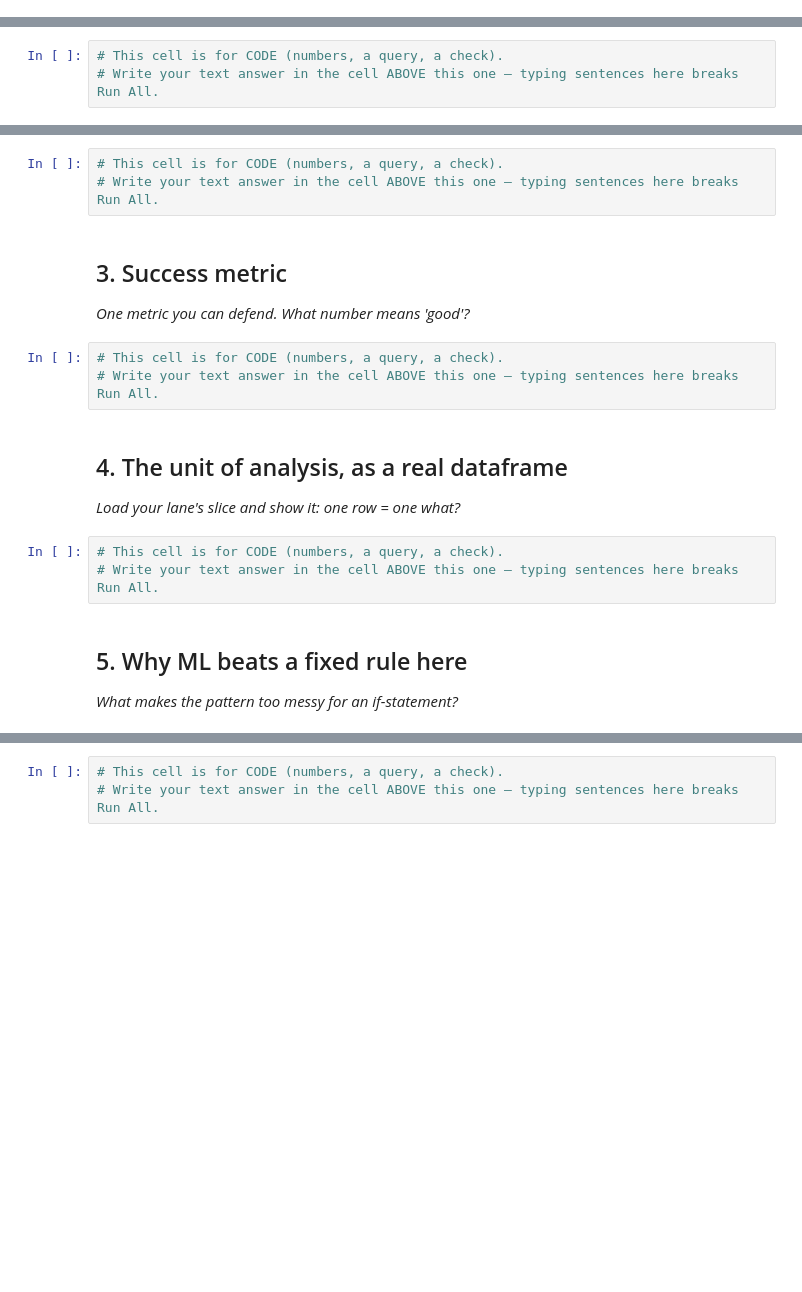
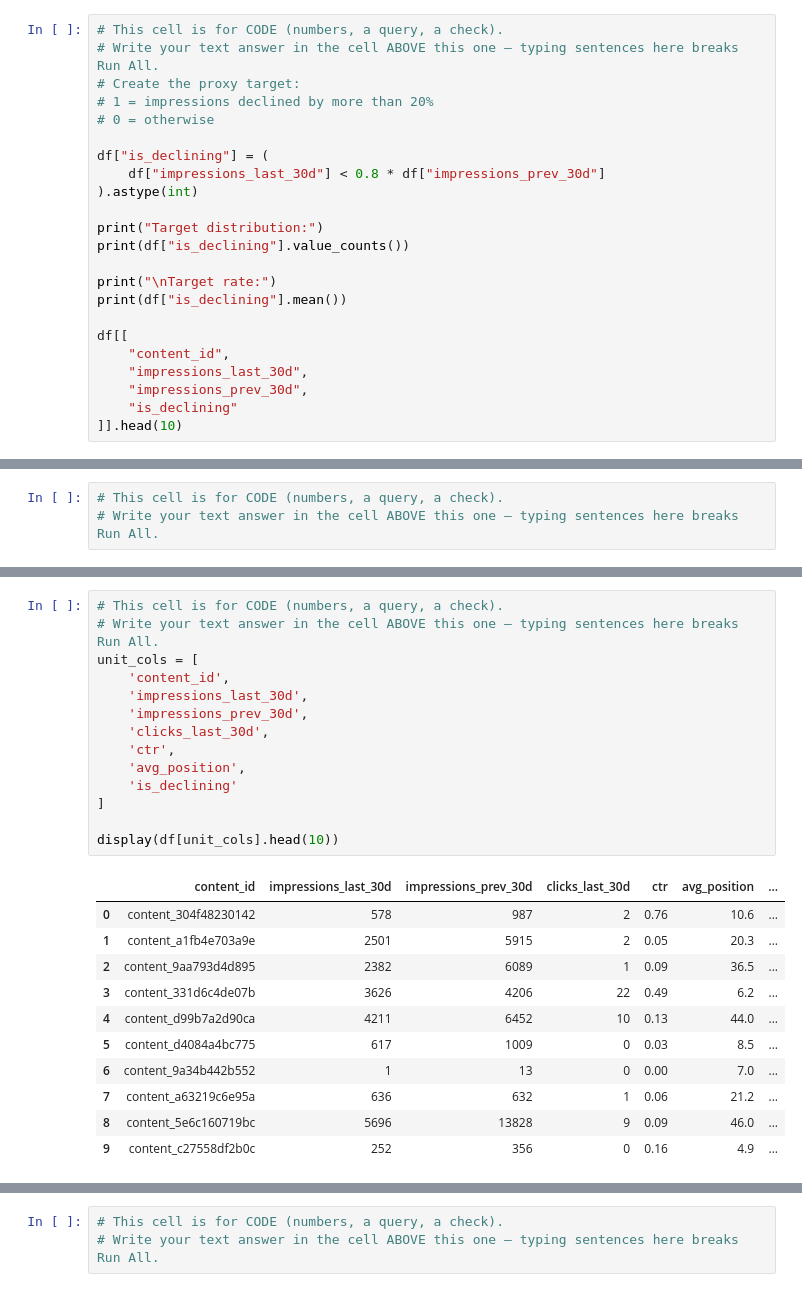
Before and after one commit to Sharmadipti/flyrank-ml-internship, a Jupyter notebook: work/notebooks/w02_ml_task_framing.ipynb, the cells around one changed output, grey strips where cells are left out. Drawn from its saved outputs; the diff is of its cells as text; blank space fills up the shorter version.

```diff
--- a/work/notebooks/w02_ml_task_framing.ipynb
+++ b/work/notebooks/w02_ml_task_framing.ipynb
@@ -12,0 +62,23 @@ This skeleton is yours to fill. Work the sections **in order** — each one has
+# %%
+# This cell is for CODE (numbers, a query, a check).
+# Write your text answer in the cell ABOVE this one — typing sentences here breaks Run All.
+# Create the proxy target:
+# 1 = impressions declined by more than 20%
+# 0 = otherwise
+
+df["is_declining"] = (
+    df["impressions_last_30d"] < 0.8 * df["impressions_prev_30d"]
+).astype(int)
+
+print("Target distribution:")
+print(df["is_declining"].value_counts())
+
+print("\nTarget rate:")
+print(df["is_declining"].mean())
+
+df[[
+    "content_id",
+    "impressions_last_30d",
+    "impressions_prev_30d",
+    "is_declining"
+]].head(10)
@@ -20,21 +123,26 @@ This skeleton is yours to fill. Work the sections **in order** — each one has
 # %%
 # This cell is for CODE (numbers, a query, a check).
 # Write your text answer in the cell ABOVE this one — typing sentences here breaks Run All.
+unit_cols = [
+    'content_id',
+    'impressions_last_30d',
+    'impressions_prev_30d',
+    'clicks_last_30d',
+    'ctr',
+    'avg_position',
+    'is_declining'
+]
+
+display(df[unit_cols].head(10))
+# %% [output]
+|  | content_id | impressions_last_30d | impressions_prev_30d | clicks_last_30d | ctr | avg_position | ... |
+| 0 | content_304f48230142 | 578 | 987 | 2 | 0.76 | 10.6 | ... |
+| 1 | content_a1fb4e703a9e | 2501 | 5915 | 2 | 0.05 | 20.3 | ... |
+| 2 | content_9aa793d4d895 | 2382 | 6089 | 1 | 0.09 | 36.5 | ... |
+| 3 | content_331d6c4de07b | 3626 | 4206 | 22 | 0.49 | 6.2 | ... |
+| 4 | content_d99b7a2d90ca | 4211 | 6452 | 10 | 0.13 | 44.0 | ... |
+| 5 | content_d4084a4bc775 | 617 | 1009 | 0 | 0.03 | 8.5 | ... |
+| 6 | content_9a34b442b552 | 1 | 13 | 0 | 0.00 | 7.0 | ... |
+| 7 | content_a63219c6e95a | 636 | 632 | 1 | 0.06 | 21.2 | ... |
+| 8 | content_5e6c160719bc | 5696 | 13828 | 9 | 0.09 | 46.0 | ... |
+| 9 | content_c27558df2b0c | 252 | 356 | 0 | 0.16 | 4.9 | ... |
-# %% [markdown]
-## 3. Success metric
-
-*One metric you can defend. What number means 'good'?*
-# %%
-# This cell is for CODE (numbers, a query, a check).
-# Write your text answer in the cell ABOVE this one — typing sentences here breaks Run All.
-# %% [markdown]
-## 4. The unit of analysis, as a real dataframe
-
-*Load your lane's slice and show it: one row = one what?*
-# %%
-# This cell is for CODE (numbers, a query, a check).
-# Write your text answer in the cell ABOVE this one — typing sentences here breaks Run All.
-# %% [markdown]
-## 5. Why ML beats a fixed rule here
-
-*What makes the pattern too messy for an if-statement?*
```
Also changed, not shown: parts of 9 cells of this notebook.
